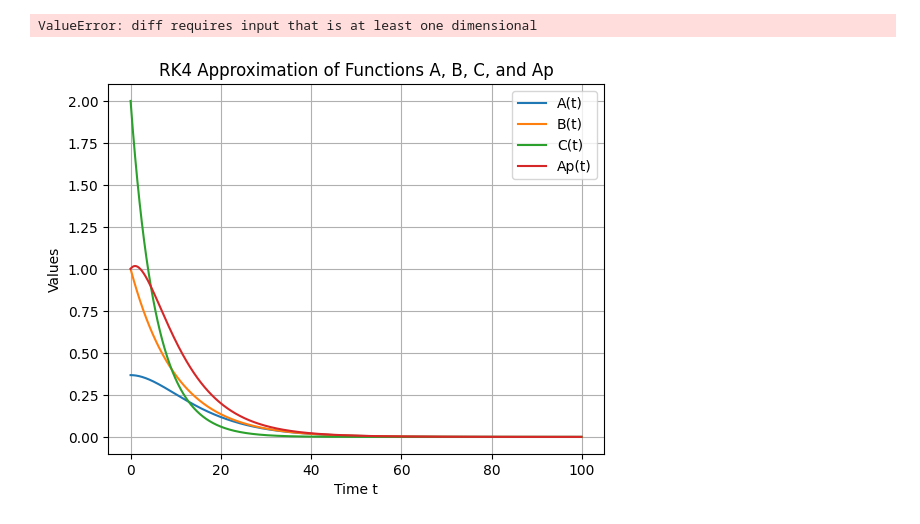
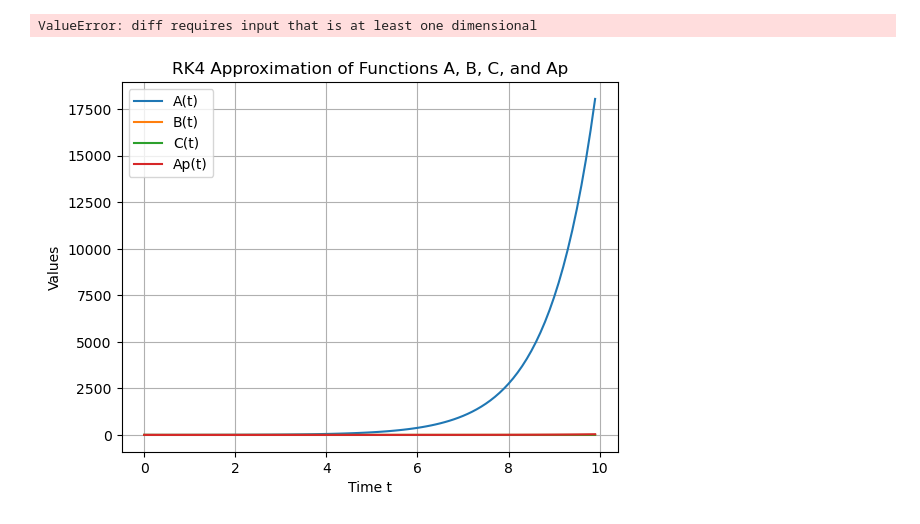
Before and after one commit to PXu114/531TermPaper, a Jupyter notebook: scratch.ipynb, the cells around one changed output. Cells and saved outputs as stored; diff of their text form; code cells hidden in the pictures.

```diff
--- a/scratch.ipynb
+++ b/scratch.ipynb
@@ -90,19 +90,22 @@ import numpy as np
 import matplotlib.pyplot as plt
 
 # Define initial conditions
-r = 0.1
-k = 0.1
-m = 0.1
-delta = 0.1
-beta = 0.1
+r = 2
+k = 10
+kp = 0.1
+m = 1
+mp = 0.01
+delta = 3
+beta = 10
 gamma = 0.1
+gammap = 4
 C_1 = 1.0
 C_2 = 1.0
 C_3 = 1.0
 C_4 = 1.0
 
 h = 0.1  # Step size
-n_steps = 1000  # Number of steps
+n_steps = 100  # Number of steps
 
 # Time points
 t = np.arange(0, n_steps * h, h)
@@ -115,7 +118,7 @@ Ap_values = np.zeros(n_steps)
 
 # Define the ODE functions
 def A(t):
-    return C_1 * np.exp((r - 2 * m) * t - (k * C_2) * np.exp(-delta * t) / delta)
+    return C_1 * np.exp((r - m - mp) * t - (k * C_2) * np.exp(-delta * t) / delta)
 
 def B(t):
     return C_2 * np.exp(-delta * t)
@@ -135,33 +138,33 @@ for i in range(n_steps):
 
 # Integrate C(t) and Ap(t) separately using trapezoidal rule
 def C_integrand(t, A_values, B_values):
     return k * A_values * B_values * np.exp((beta + gamma) * t)
 
 C_integral = np.zeros(n_steps)
 for i in range(1, n_steps):
     C_integral[i] = np.trapz(C_integrand(t[:i+1], A_values[:i+1], B_values[:i+1]), t[:i+1])
 
 C_values = np.exp(-(beta + gamma) * t) * (1 + C_integral) + C_3 * np.exp(-(beta + gamma) * t)
 
 def Ap_integrand(t, A_values, C_values):
-    return np.exp((r + k) * t) * (m * A_values + gamma * C_values)
+    return np.exp((gammap + kp) * t) * (mp * A_values + gamma * C_values)
 
 Ap_integral = np.zeros(n_steps)
 for i in range(1, n_steps):
     Ap_integral[i] = np.trapz(Ap_integrand(t[:i+1], A_values[:i+1], C_values[:i+1]), t[:i+1])
 
-Ap_values = np.exp(-(r + k) * t) * Ap_integral + C_4 * np.exp(-(r + k) * t)
+Ap_values = np.exp(-(gammap + kp) * t) * Ap_integral + C_4 * np.exp(-(gammap + kp) * t)
 
 # Plot results
 plt.plot(t, A_values, label='A(t)')
 plt.plot(t, B_values, label='B(t)')
 plt.plot(t, C_values, label='C(t)')
 plt.plot(t, Ap_values, label='Ap(t)')
 plt.xlabel('Time t')
 plt.ylabel('Values')
 plt.legend()
 plt.title('RK4 Approximation of Functions A, B, C, and Ap')
 plt.grid(True)
 plt.show()
 # %% [output]
-[figure, old version]
+[figure, new version]
```
